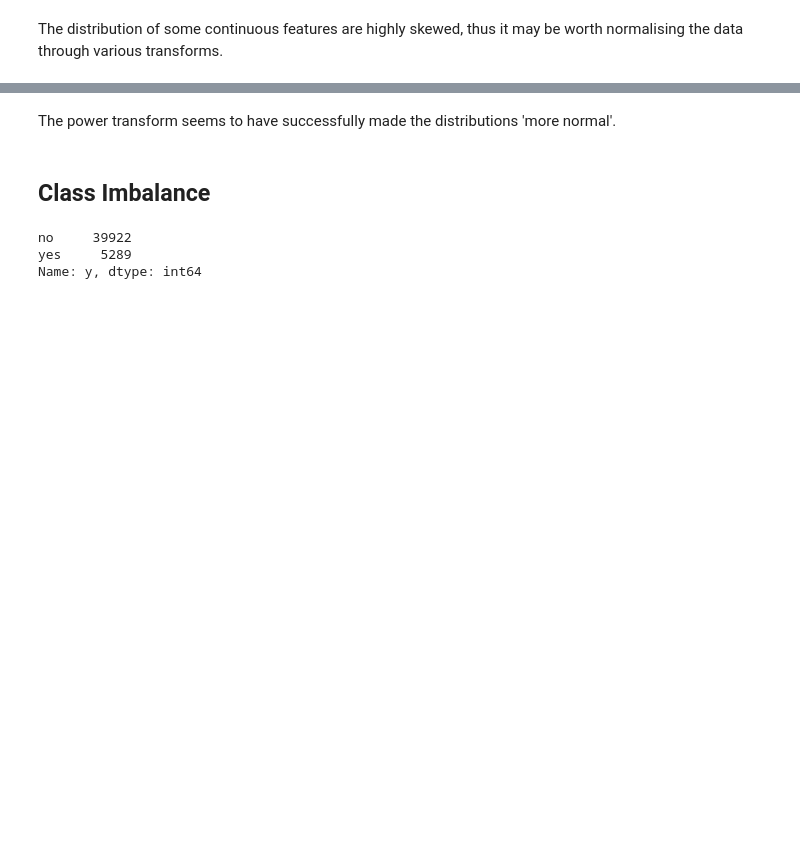
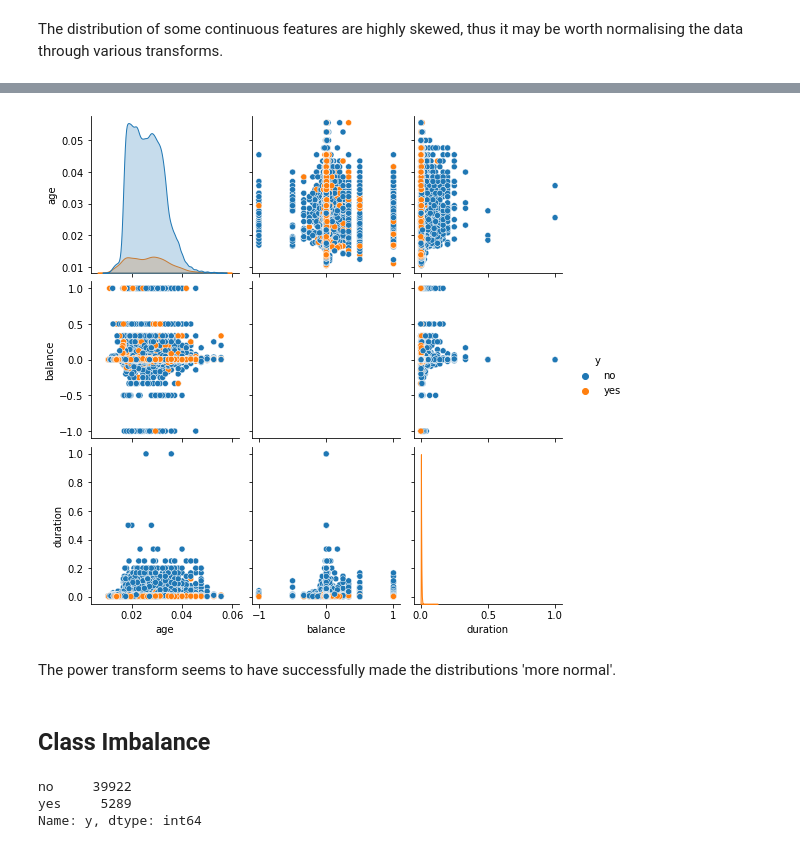
Before and after one commit to VedantVarshney/hsbc_dse_project, a Jupyter notebook: notebooks/InitialEDA.ipynb, the cells around one changed output, grey strips where cells are left out. Saved outputs shown, nothing was run; the diff lists cells and outputs as text; code cells hidden in the pictures; blank space fills up the shorter version.

```diff
--- a/notebooks/InitialEDA.ipynb
+++ b/notebooks/InitialEDA.ipynb
@@ -123,3 +120,11 @@ plt.show()
+# %%
+# Power transform - inverse transf
+
+sns.pairplot((df[cont_cols].astype(float)**-1).join(df.y), hue="y")
+
+plt.show()
+# %% [output]
+[figure, added]
 # %% [markdown]
 The power transform seems to have successfully made the distributions 'more normal'.
 # %% [markdown]
```
Also changed, not shown: parts of 4 cells of this notebook.
